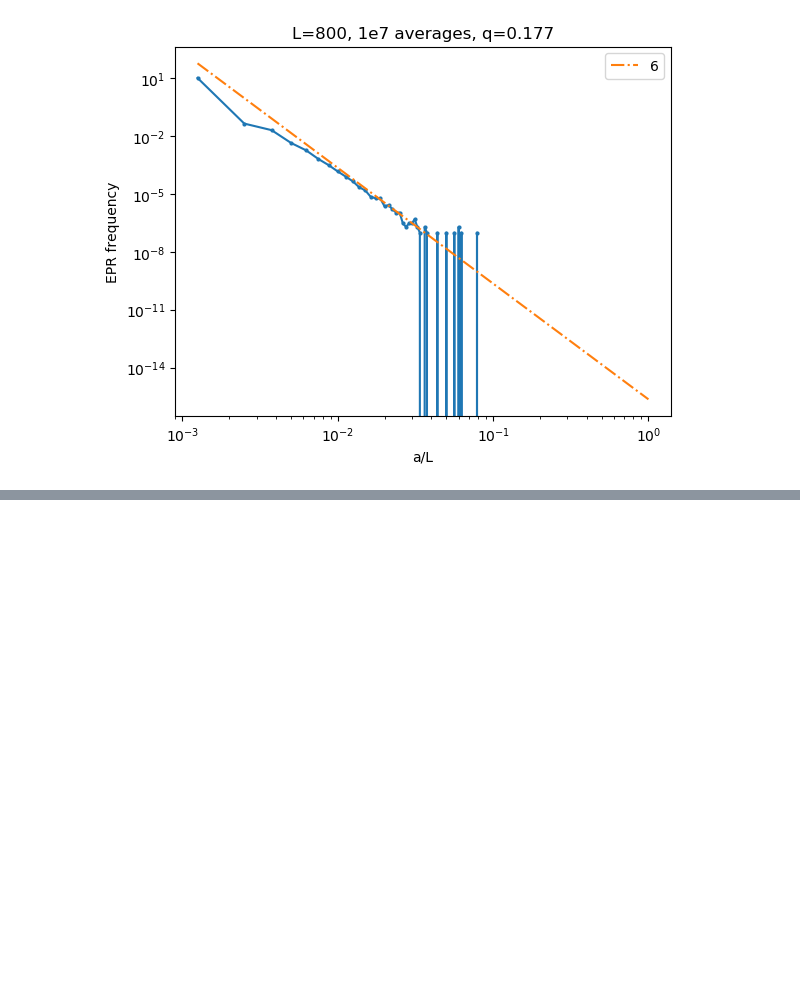
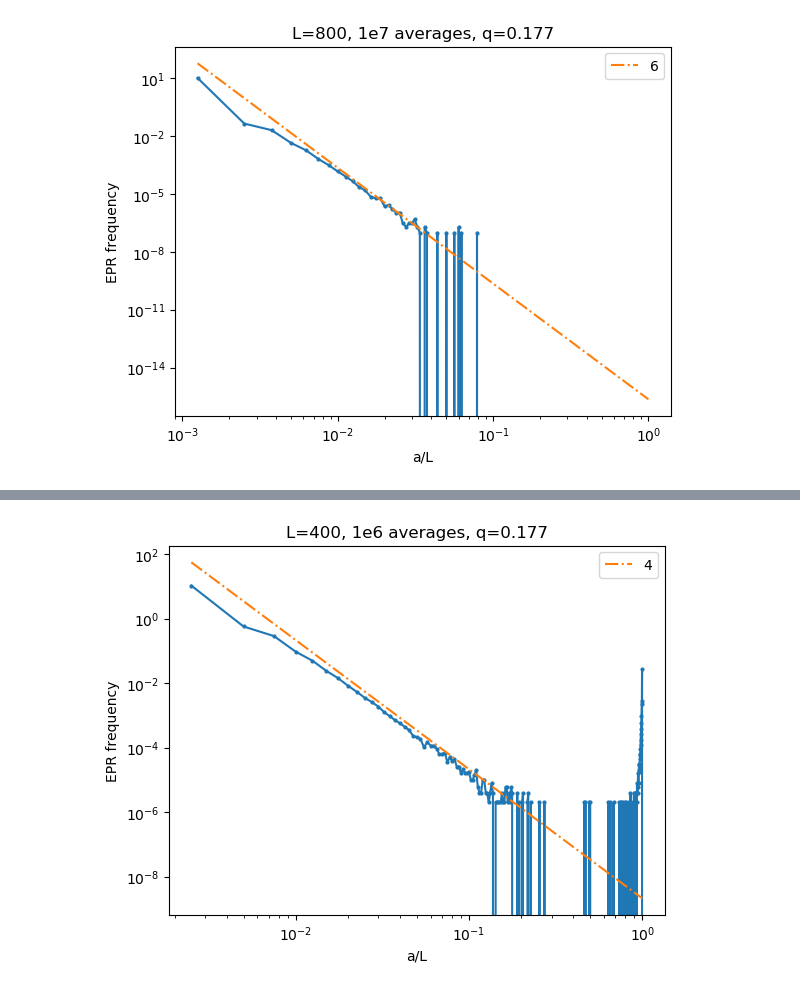
Before and after one commit to sangsq/julia-clifford, a Jupyter notebook: notebooks/Loop model with crossing.ipynb, the cells around one changed output, grey strips where cells are left out. Saved outputs shown, nothing was run; the diff lists cells and outputs as text; code cells hidden in the pictures; blank space fills up the shorter version.

```diff
--- a/notebooks/Loop model with crossing.ipynb
+++ b/notebooks/Loop model with crossing.ipynb
@@ -722,0 +944,34 @@ yscale("log")
+# %%
+Random.seed!(1111)
+n = 400
+p = 0.5
+q = 0.177
+
+lag = 5 * n
+step = 10
+t = 1e6
+
+result1 = zeros(Int, n)
+state1 = product_state(2n)
+
+
+for _ in 1:lag
+    one_layer_update!(state1, p, q)
+end
+
+for a in 1:t
+    if a % 1e5 == 0
+        @show a
+    end
+    for _ in 1:step
+        one_layer_update!(state1, p, q)
+    end
+    for i in 1:n
+        a = m2s(state1[2i-1])
+        b = m2s(state1[2i])
+        (i != a) && (a==b) && (result1[abs(a-i)] += 1)
+    end
+end
+
+result = (result1 ./ t)
+# @save "./cache/MN_800_p500_q177.jld2" result
@@ -722,0 +1006,13 @@ yscale("log")
+# %%
+clf()
+plot((1:n) ./ n, result, "-o",markersize=2)
+plot((1:n) ./ n, 55*(1:n).^(-4), "-.",label=4)
+# plot((1:n) ./ n, (1:n).^(-4), "-.", label=4)
+legend()
+xlabel("a/L")
+ylabel("EPR frequency")
+title("L=400, 1e6 averages, q=0.177")
+xscale("log")
+yscale("log")
+# %% [output]
+[figure, added]
```
Also changed, not shown: parts of 13 cells of this notebook, 5 other files.
